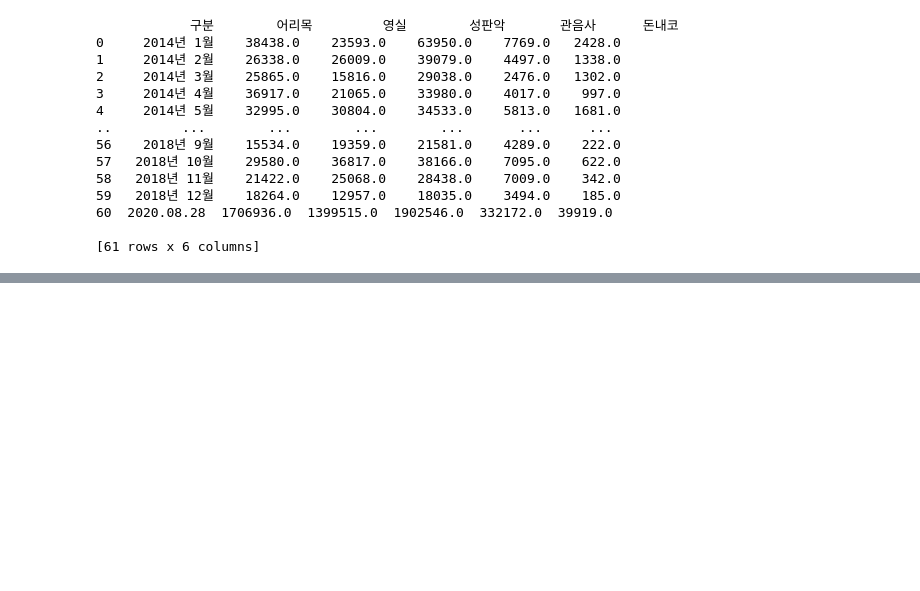
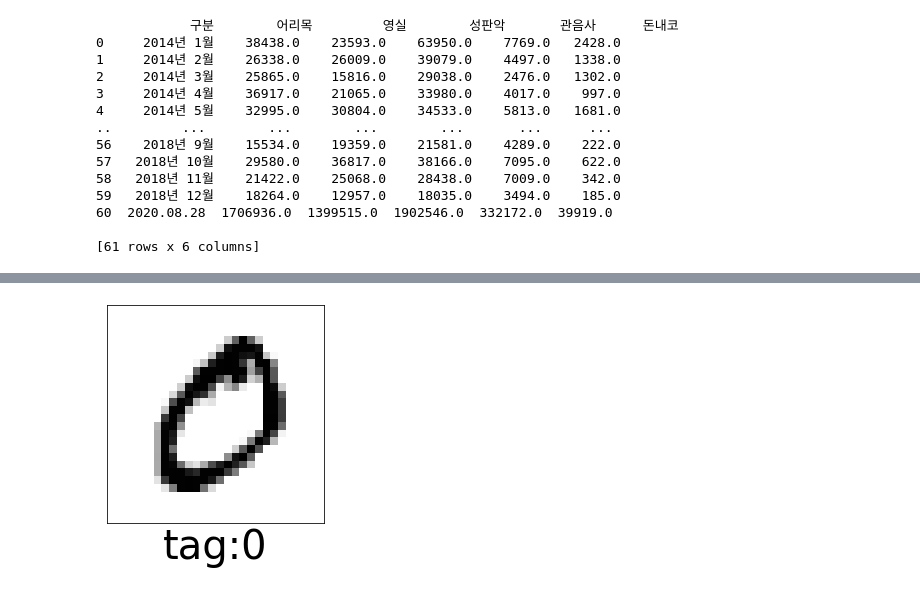
Before and after one commit to candlevillain/ICT, a Jupyter notebook: ICT.ipynb, the cells around one changed output, grey strips where cells are left out. Drawn from its saved outputs; the diff is of its cells as text; code cells hidden in the pictures; blank space fills up the shorter version.

```diff
--- a/ICT.ipynb
+++ b/ICT.ipynb
@@ -92,0 +135,12 @@ print(df2)
+# %%
+def show_num(img,tag):
+  plt.imshow(img, cmap=plt.cm.binary)
+  plt.xticks([])
+  plt.yticks([])
+  plt.xlabel('tag:'+str(tag),size=40)
+  plt.show()
+img=mdata[0][0][1]
+tag=mdata[0][1][1]
+show_num(img,tag)
+# %% [output]
+[figure, added]
```
Also changed, not shown: parts of 15 cells of this notebook.
